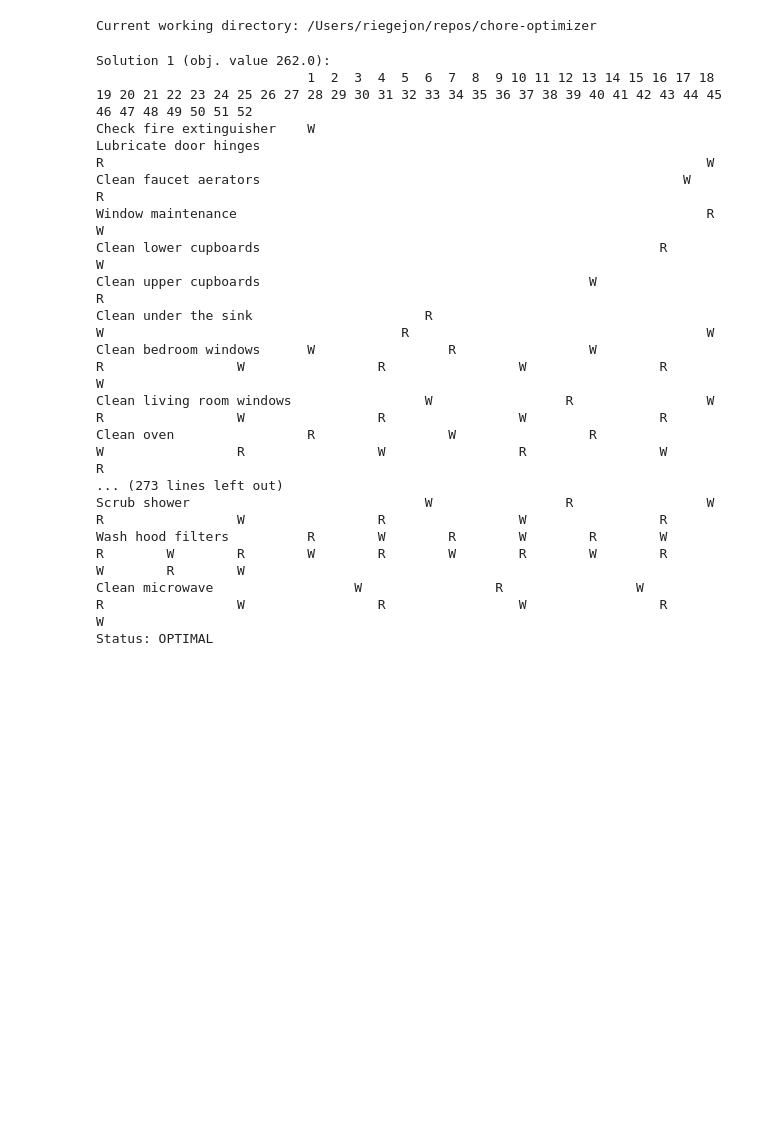
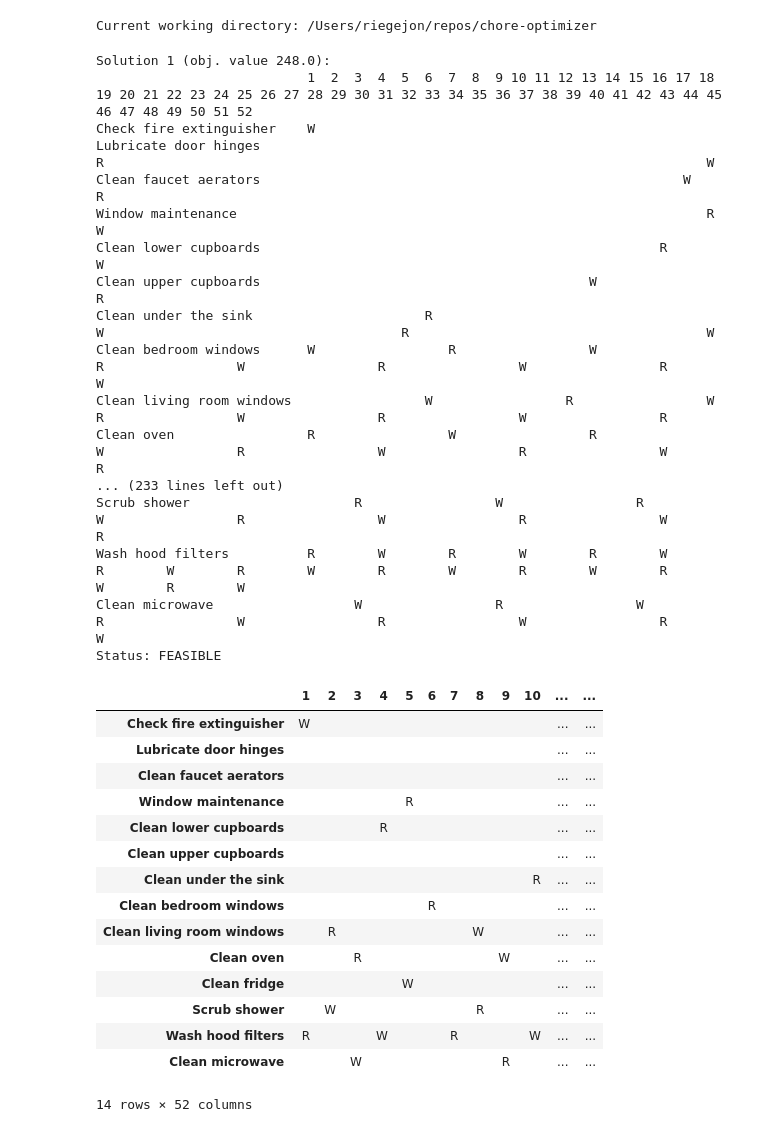
Before and after one commit to jonriege/chore-optimizer, a Jupyter notebook: notebooks/development.ipynb, the cells around one changed output. Cells and saved outputs as stored; diff of their text form; code cells hidden in the pictures; blank space fills up the shorter version.

Commit message:
Refactor optimizer

```diff
--- a/notebooks/development.ipynb
+++ b/notebooks/development.ipynb
@@ -205,22 +42,36 @@ solution_printer = ChoresPartialSolutionPrinter(chores, people, num_periods)
-# %%
-status = solver.solve(model, solution_printer)
-
-print(f"Status: {solver.StatusName(status)}")
-# %% [output]
-Solution 1 (obj. value 262.0):
-                           1  2  3  4  5  6  7  8  9 10 11 12 13 14 15 16 17 18 19 20 21 22 23 24 25 26 27 28 29 30 31 32 33 34 35 36 37 38 39 40 41 42 43 44 45 46 47 48 49 50 51 52
-Check fire extinguisher    W
-Lubricate door hinges                                                                  R                                                                             W
-Clean faucet aerators                                                      W                                                                             R
-Window maintenance                                                            R                                                                             W
-Clean lower cupboards                                                   R                                                                             W
-Clean upper cupboards                                          W                                                                             R
-Clean under the sink                      R                                      W                                      R                                      W
-Clean bedroom windows      W                 R                 W                 R                 W                 R                 W                 R                 W
-Clean living room windows                 W                 R                 W                 R                 W                 R                 W                 R
-Clean oven                 R                 W                 R                 W                 R                 W                 R                 W                 R
-... (273 lines left out)
-Scrub shower                              W                 R                 W                 R                 W                 R                 W                 R
-Wash hood filters          R        W        R        W        R        W        R        W        R        W        R        W        R        W        R        W        R        W
-Clean microwave                  W                 R                 W                 R                 W                 R                 W                 R                 W
-Status: OPTIMAL
+# %%
+optimize_chore_assignment(chores=chores, people=people, num_periods=num_periods)
+# %% [output]
+Solution 1 (obj. value 248.0):
+                           1  2  3  4  5  6  7  8  9 10 11 12 13 14 15 16 17 18 19 20 21 22 23 24 25 26 27 28 29 30 31 32 33 34 35 36 37 38 39 40 41 42 43 44 45 46 47 48 49 50 51 52
+Check fire extinguisher    W
+Lubricate door hinges                                                                  R                                                                             W
+Clean faucet aerators                                                      W                                                                             R
+Window maintenance                                                            R                                                                             W
+Clean lower cupboards                                                   R                                                                             W
+Clean upper cupboards                                          W                                                                             R
+Clean under the sink                      R                                      W                                      R                                      W
+Clean bedroom windows      W                 R                 W                 R                 W                 R                 W                 R                 W
+Clean living room windows                 W                 R                 W                 R                 W                 R                 W                 R
+Clean oven                 R                 W                 R                 W                 R                 W                 R                 W                 R
+... (233 lines left out)
+Scrub shower                     R                 W                 R                 W                 R                 W                 R                 W                 R
+Wash hood filters          R        W        R        W        R        W        R        W        R        W        R        W        R        W        R        W        R        W
+Clean microwave                  W                 R                 W                 R                 W                 R                 W                 R                 W
+Status: FEASIBLE
+|  | 1 | 2 | 3 | 4 | 5 | 6 | 7 | 8 | 9 | 10 | ... | ... |
+| Check fire extinguisher | W |  |  |  |  |  |  |  |  |  | ... | ... |
+| Lubricate door hinges |  |  |  |  |  |  |  |  |  |  | ... | ... |
+| Clean faucet aerators |  |  |  |  |  |  |  |  |  |  | ... | ... |
+| Window maintenance |  |  |  |  | R |  |  |  |  |  | ... | ... |
+| Clean lower cupboards |  |  |  | R |  |  |  |  |  |  | ... | ... |
+| Clean upper cupboards |  |  |  |  |  |  |  |  |  |  | ... | ... |
+| Clean under the sink |  |  |  |  |  |  |  |  |  | R | ... | ... |
+| Clean bedroom windows |  |  |  |  |  | R |  |  |  |  | ... | ... |
+| Clean living room windows |  | R |  |  |  |  |  | W |  |  | ... | ... |
+| Clean oven |  |  | R |  |  |  |  |  | W |  | ... | ... |
+| Clean fridge |  |  |  |  | W |  |  |  |  |  | ... | ... |
+| Scrub shower |  | W |  |  |  |  |  | R |  |  | ... | ... |
+| Wash hood filters | R |  |  | W |  |  | R |  |  | W | ... | ... |
+| Clean microwave |  |  | W |  |  |  |  |  | R |  | ... | ... |
+14 rows × 52 columns
```
Also changed, not shown: parts of 5 cells of this notebook, 3 other files.
